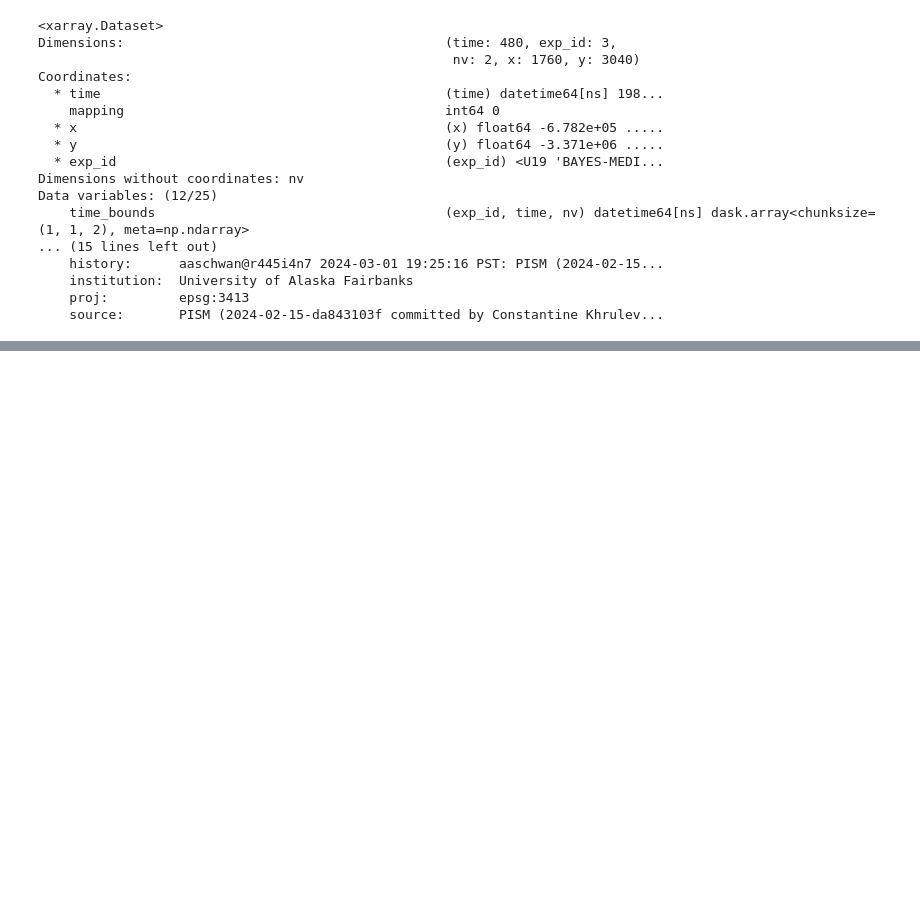
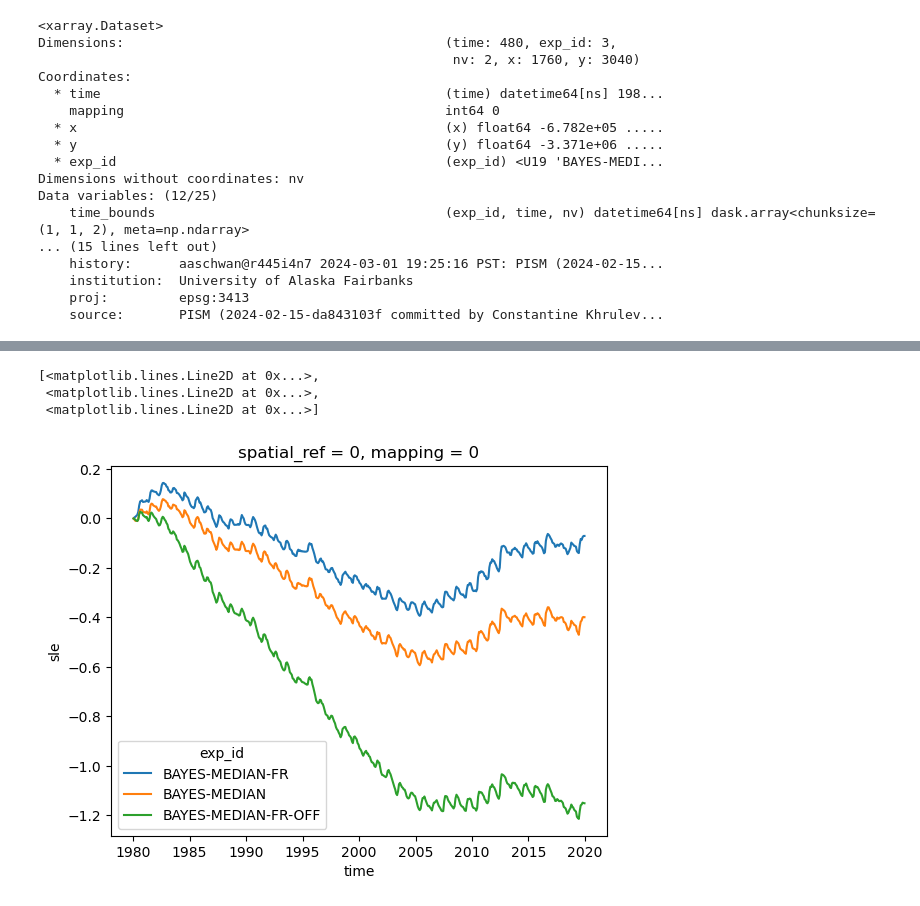
Before and after one commit to pism/pism-ragis, a Jupyter notebook: notebooks/analyze_ensmble_xr.ipynb, the cells around one changed output, grey strips where cells are left out. Drawn from its saved outputs; the diff is of its cells as text; code cells hidden in the pictures; blank space fills up the shorter version.

```diff
--- a/notebooks/analyze_ensmble_xr.ipynb
+++ b/notebooks/analyze_ensmble_xr.ipynb
@@ -64,0 +123,7 @@ ds["sle"].attrs["units"] = "cm SLE"
+# %%
+basin_sle.plot.line(x="time", hue="exp_id")
+# %% [output]
+[<matplotlib.lines.Line2D at 0x...>,
+ <matplotlib.lines.Line2D at 0x...>,
+ <matplotlib.lines.Line2D at 0x...>]
+[figure, added]
```
Also changed, not shown: parts of 18 cells of this notebook, 3 other files.
